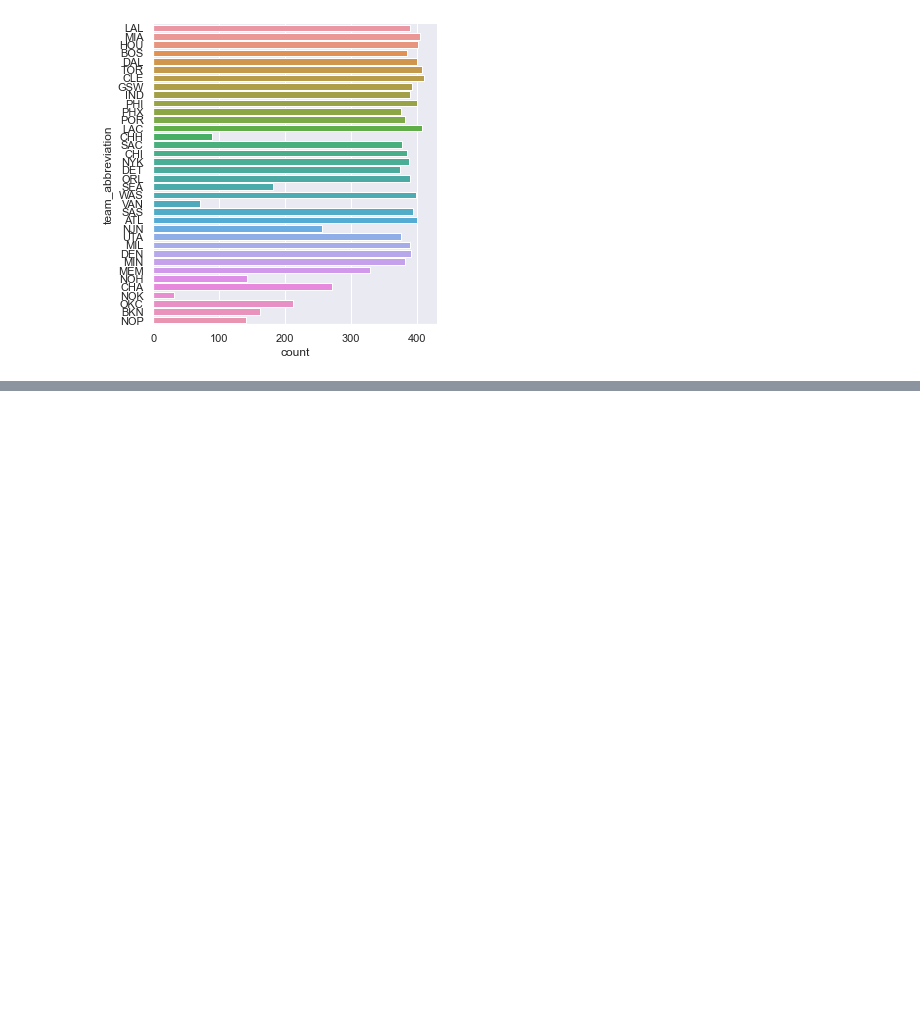
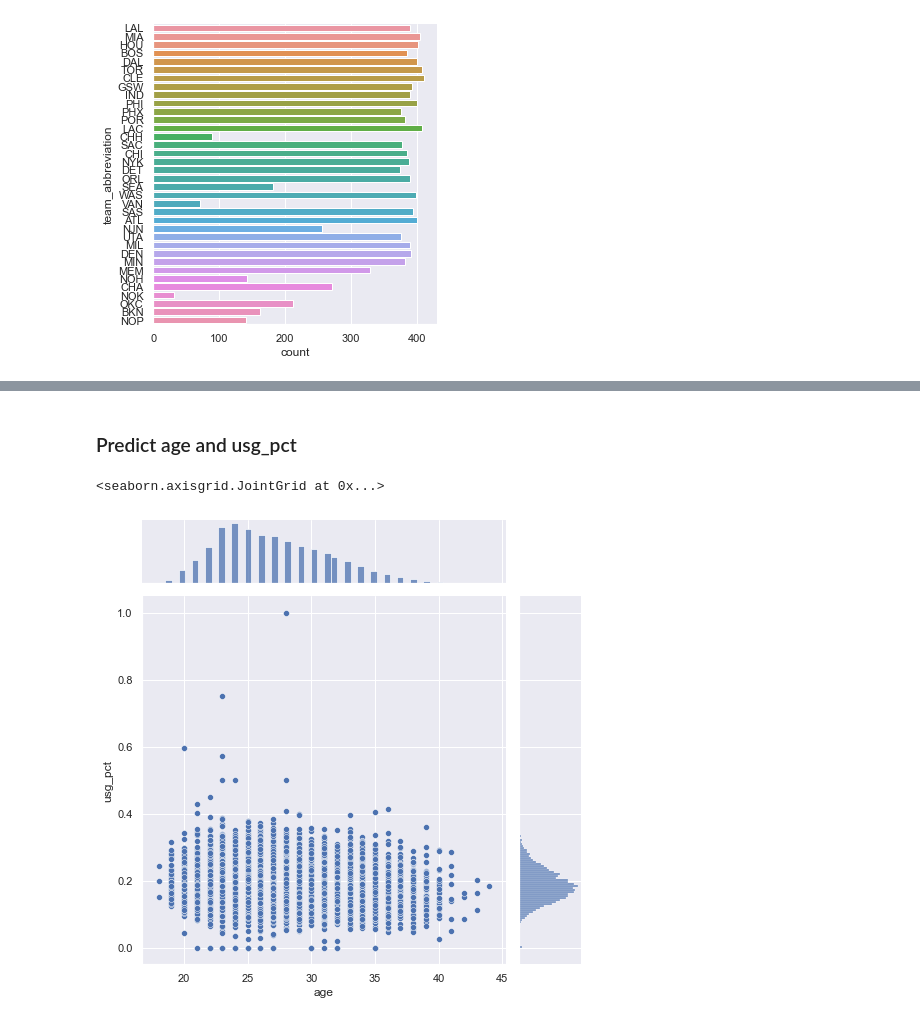
Before and after one commit to agkj/SC1015---NBA-Project, a Jupyter notebook: NBA.ipynb, the cells around one changed output, grey strips where cells are left out. Saved outputs shown, nothing was run; the diff lists cells and outputs as text; code cells hidden in the pictures; blank space fills up the shorter version.

```diff
--- a/NBA.ipynb
+++ b/NBA.ipynb
@@ -134,0 +217,7 @@ Name: country, Length: 79, dtype: int64
+# %% [markdown]
+### Predict age and usg_pct
+# %%
+sb.jointplot(data = nbaData, x = "age", y = "usg_pct", height = 7)
+# %% [output]
+<seaborn.axisgrid.JointGrid at 0x...>
+[figure, added]
```
Also changed, not shown: parts of 37 cells of this notebook.
